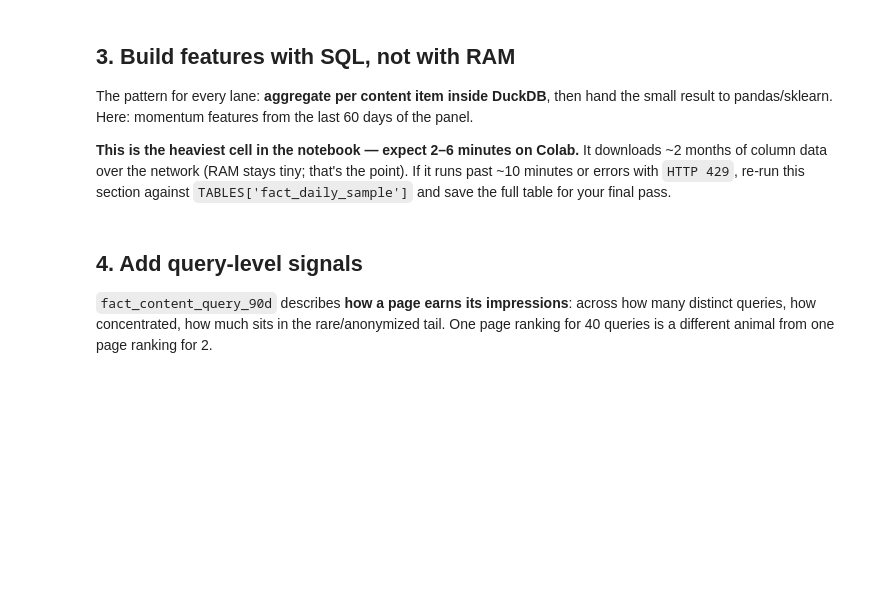
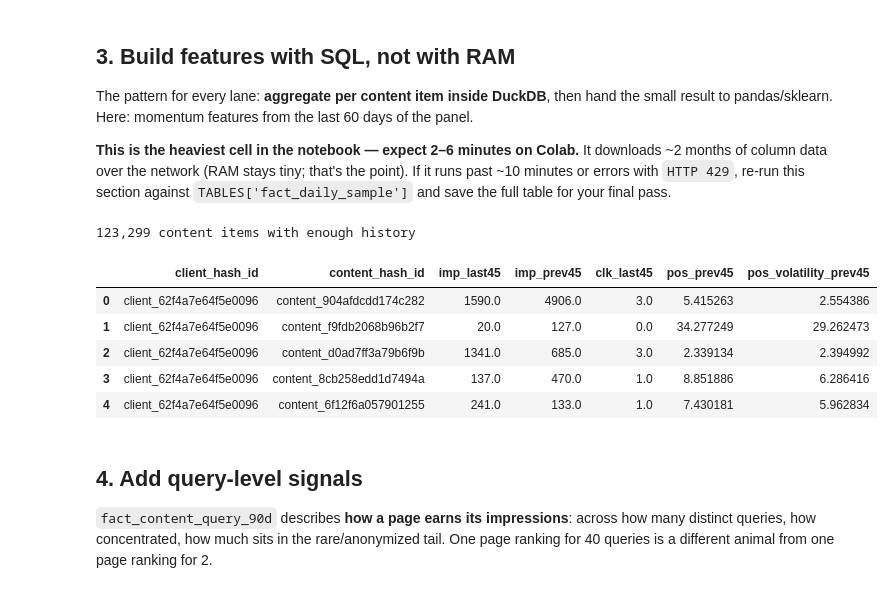
Before and after one commit to SaaDasim05/Flyrank-ML-Internship, a Jupyter notebook: notebooks/03_working_with_the_full_release.ipynb, the cells around one changed output. Cells and saved outputs as stored; diff of their text form; code cells hidden in the pictures; blank space fills up the shorter version.

```diff
--- a/notebooks/03_working_with_the_full_release.ipynb
+++ b/notebooks/03_working_with_the_full_release.ipynb
@@ -87,24 +108,78 @@ result to pandas/sklearn. Here: momentum features from the last 60 days of the p
 # %%
 features = con.sql(f"""
     WITH bounds AS (
-        SELECT MAX(report_date) AS end_d FROM {TABLES['fact_daily']}
+        SELECT MAX(report_date) AS end_d
+        FROM {TABLES['fact_daily']}
     ),
     windowed AS (
-        SELECT f.client_hash_id, f.content_hash_id,
-               SUM(CASE WHEN f.report_date >  b.end_d - INTERVAL 30 DAY THEN f.gsc_impressions ELSE 0 END) AS imp_last30,
-               SUM(CASE WHEN f.report_date <= b.end_d - INTERVAL 30 DAY THEN f.gsc_impressions ELSE 0 END) AS imp_prev30,
-               SUM(CASE WHEN f.report_date >  b.end_d - INTERVAL 30 DAY THEN f.gsc_clicks ELSE 0 END)      AS clk_last30,
-               AVG(CASE WHEN f.report_date >  b.end_d - INTERVAL 30 DAY THEN f.gsc_avg_position END)       AS pos_last30
+        SELECT
+            f.client_hash_id,
+            f.content_hash_id,
+
+            -- Prediction period: last 45 days
+            SUM(
+                CASE
+                    WHEN f.report_date > b.end_d - INTERVAL 45 DAY
+                    THEN f.gsc_impressions
+                    ELSE 0
+                END
+            ) AS imp_last45,
+
+            -- Historical period: previous 45 days
+            SUM(
+                CASE
+                    WHEN f.report_date <= b.end_d - INTERVAL 45 DAY
+                    THEN f.gsc_impressions
+                    ELSE 0
+                END
+            ) AS imp_prev45,
+
+            SUM(
+                CASE
+                    WHEN f.report_date > b.end_d - INTERVAL 45 DAY
+                    THEN f.gsc_clicks
+                    ELSE 0
+                END
+            ) AS clk_last45,
+
+            AVG(
+                CASE
+                    WHEN f.report_date <= b.end_d - INTERVAL 45 DAY
+                    THEN f.gsc_avg_position
+                END
+            ) AS pos_prev45,
+
+            -- NEW FEATURE: position volatility from the historical period
+            STDDEV_SAMP(
+                CASE
+                    WHEN f.report_date <= b.end_d - INTERVAL 45 DAY
+                    THEN f.gsc_avg_position
+                END
+            ) AS pos_volatility_prev45
+
         FROM {TABLES['fact_daily']} f, bounds b
-        WHERE f.report_date > b.end_d - INTERVAL 60 DAY
+
+        WHERE f.report_date > b.end_d - INTERVAL 90 DAY
+
         GROUP BY 1, 2
-        HAVING imp_prev30 >= 100
+
+        HAVING imp_prev45 >= 100
     )
-    SELECT * FROM windowed
+
+    SELECT *
+    FROM windowed
 """).df()
 
 print(f'{len(features):,} content items with enough history')
 features.head()
+# %% [output]
+123,299 content items with enough history
+|  | client_hash_id | content_hash_id | imp_last45 | imp_prev45 | clk_last45 | pos_prev45 | pos_volatility_prev45 |
+| 0 | client_62f4a7e64f5e0096 | content_904afdcdd174c282 | 1590.0 | 4906.0 | 3.0 | 5.415263 | 2.554386 |
+| 1 | client_62f4a7e64f5e0096 | content_f9fdb2068b96b2f7 | 20.0 | 127.0 | 0.0 | 34.277249 | 29.262473 |
+| 2 | client_62f4a7e64f5e0096 | content_d0ad7ff3a79b6f9b | 1341.0 | 685.0 | 3.0 | 2.339134 | 2.394992 |
+| 3 | client_62f4a7e64f5e0096 | content_8cb258edd1d7494a | 137.0 | 470.0 | 1.0 | 8.851886 | 6.286416 |
+| 4 | client_62f4a7e64f5e0096 | content_6f12f6a057901255 | 241.0 | 133.0 | 1.0 | 7.430181 | 5.962834 |
 # %% [markdown]
 ## 4. Add query-level signals
 
```
Also changed, not shown: parts of 12 cells of this notebook.
